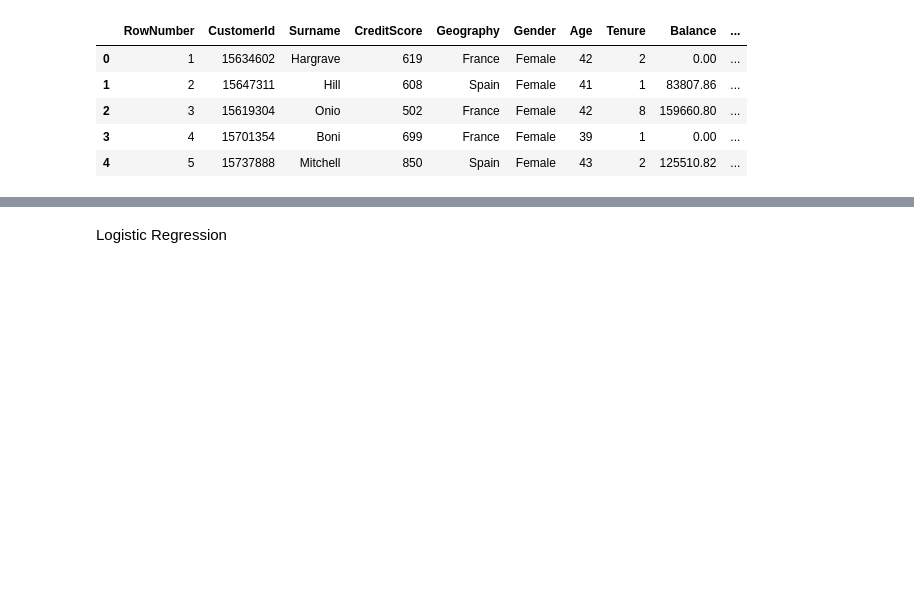
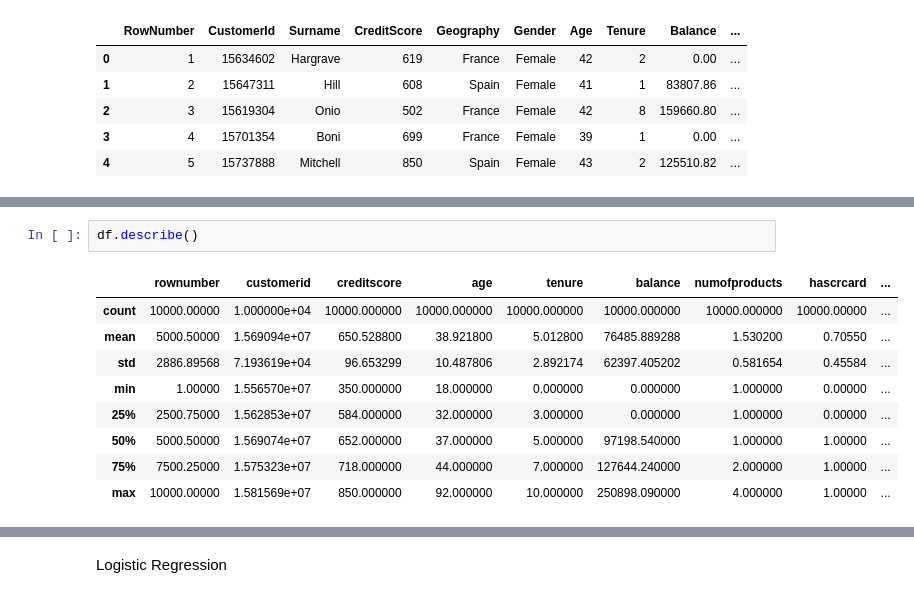
Before and after one commit to Vinithpr2004/CODSOFT, a Jupyter notebook: codsoft_task3.ipynb, the cells around one changed output, grey strips where cells are left out. Saved outputs shown, nothing was run; the diff lists cells and outputs as text; blank space fills up the shorter version.

```diff
--- a/codsoft_task3.ipynb
+++ b/codsoft_task3.ipynb
@@ -42,0 +98,12 @@ df.head()
+# %%
+df.describe()
+# %% [output]
+|  | rownumber | customerid | creditscore | age | tenure | balance | numofproducts | hascrcard | ... |
+| count | 10000.00000 | 1.000000e+04 | 10000.000000 | 10000.000000 | 10000.000000 | 10000.000000 | 10000.000000 | 10000.00000 | ... |
+| mean | 5000.50000 | 1.569094e+07 | 650.528800 | 38.921800 | 5.012800 | 76485.889288 | 1.530200 | 0.70550 | ... |
+| std | 2886.89568 | 7.193619e+04 | 96.653299 | 10.487806 | 2.892174 | 62397.405202 | 0.581654 | 0.45584 | ... |
+| min | 1.00000 | 1.556570e+07 | 350.000000 | 18.000000 | 0.000000 | 0.000000 | 1.000000 | 0.00000 | ... |
+| 25% | 2500.75000 | 1.562853e+07 | 584.000000 | 32.000000 | 3.000000 | 0.000000 | 1.000000 | 0.00000 | ... |
+| 50% | 5000.50000 | 1.569074e+07 | 652.000000 | 37.000000 | 5.000000 | 97198.540000 | 1.000000 | 1.00000 | ... |
+| 75% | 7500.25000 | 1.575323e+07 | 718.000000 | 44.000000 | 7.000000 | 127644.240000 | 2.000000 | 1.00000 | ... |
+| max | 10000.00000 | 1.581569e+07 | 850.000000 | 92.000000 | 10.000000 | 250898.090000 | 4.000000 | 1.00000 | ... |
```
Also changed, not shown: parts of 41 cells of this notebook.
